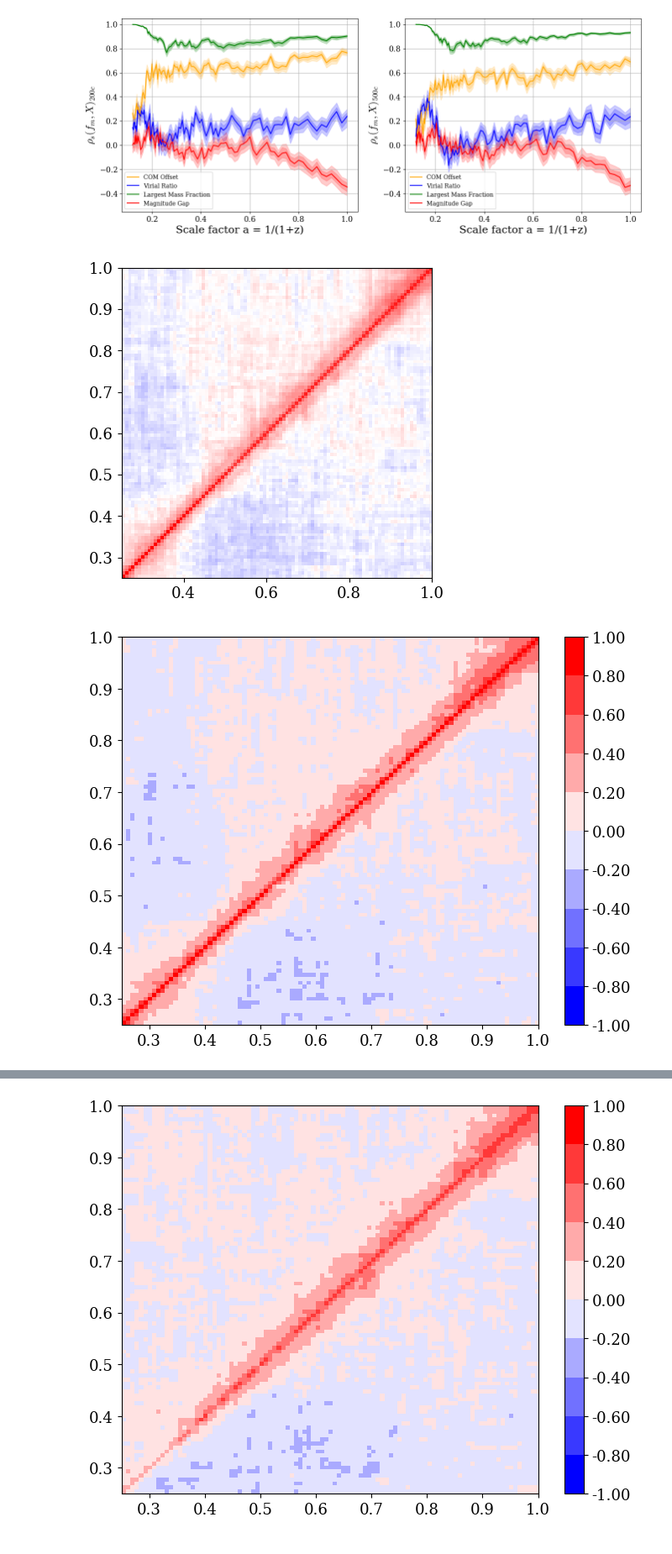
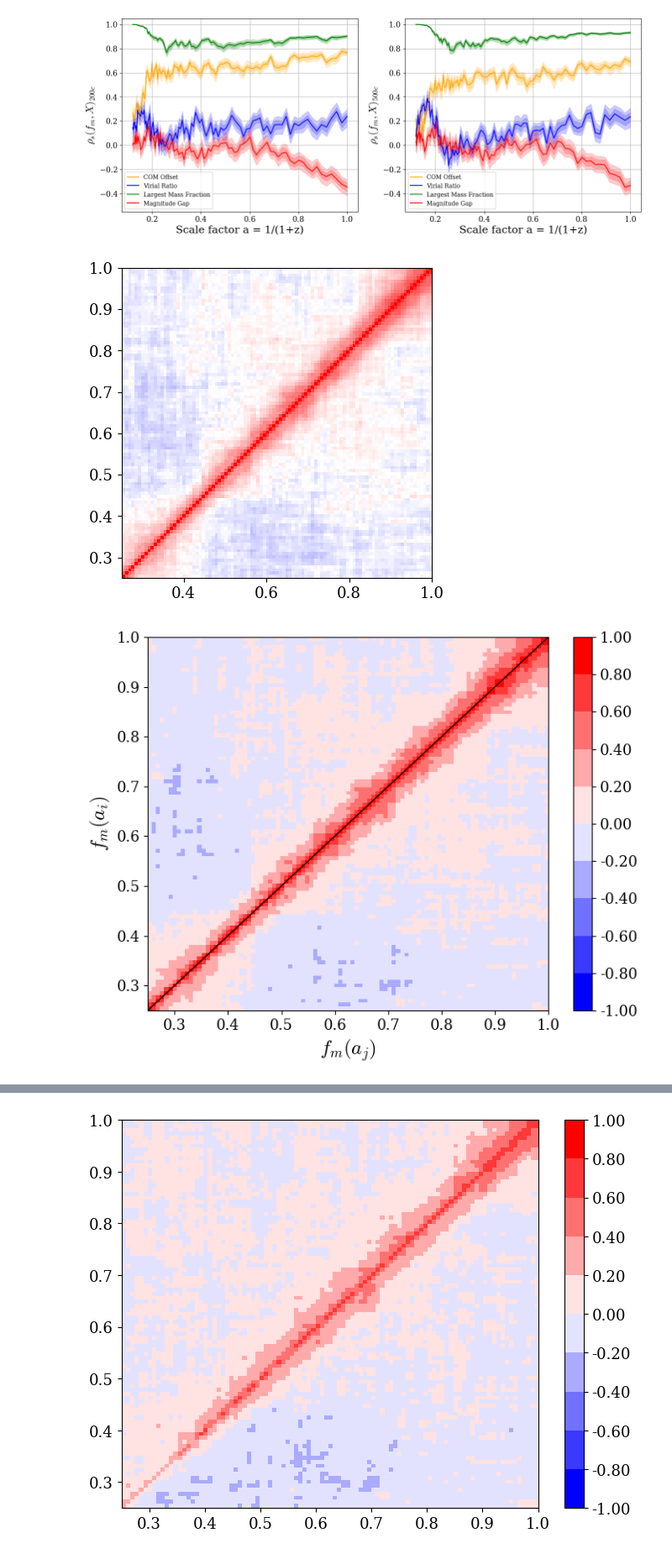
Before and after one commit to Kabelo-T/cluster_morph, a Jupyter notebook: dynamical_state.ipynb, the cells around one changed output, grey strips where cells are left out. Shown at 84% size. Saved outputs shown, nothing was run; the diff lists cells and outputs as text; code cells hidden in the pictures.

```diff
--- a/dynamical_state.ipynb
+++ b/dynamical_state.ipynb
@@ -158,18 +158,24 @@ for snap, df in dsdict.items():
     dsdict_500[snap] = df.drop(columns=['snap', 'eta_200[3]',
                                         'delta_200[4]', 'fm_200[5]', 'fm2_200[6]'])
 # %%
+# try doing this column by column instead of all at once
+# take values from one column, then values from another column and get the correlation that way
+# label with 200c
+# also want with m(a)
 fm_corrs = []
 for snap, df in dsdict_200.items():
     fm200 = df['fm_200[5]'].values
     for time, df1 in dsdict_200.items():
-        df1 = df1.drop(columns=['fm_200[5]'])
+        # df1 = df1.drop(columns=['fm_200[5]'])
         df1['fm_200'] = fm200
         corr = df1.corr(method='spearman')
+        # print(corr.shape)
         # print(corr['fm_200'].values)
         fm_corrs.append(corr['fm_200'].values)
+        # axs.plot(snap, fm200)
 
 fm_corrs = np.array(fm_corrs)
-fm_corrs = fm_corrs.reshape(97, 97, 5)
+fm_corrs = fm_corrs.reshape(97, 97, 6)
 # %%
 fm = fm_corrs[:, :, 2]
 fig, axs = plt.subplots(1, 1)
@@ -177,29 +183,31 @@ axs.imshow(fm, origin='lower', vmin=-1, vmax=1,
           extent=[0.25, 1, 0.25, 1], cmap='bwr')
 plt.show()
 # %% [output]
-[figure, old version]
+[figure, new version]
 # %%
 import matplotlib as mpl
 fm = fm_corrs[:, :, 2]
 fig, ax = plt.subplots(1, 1, figsize=(8, 6))
 
 cmap = mpl.cm.get_cmap('bwr', 10)                   # 10 discrete color bins
 boundaries = np.linspace(-1.0, 1.0, 11)             # 10 bins -> 11 boundaries
 norm = mpl.colors.BoundaryNorm(boundaries, cmap.N, clip=True)
 
 # NOTE: do not pass vmin/vmax when passing a Normalize instance (BoundaryNorm)
 im = ax.imshow(fm, origin='lower',
                extent=[0.25, 1, 0.25, 1],
                cmap=cmap, norm=norm,
                interpolation='nearest', aspect='auto')
 
 # discrete colorbar with bin boundaries shown
 cbar = fig.colorbar(im, ax=ax, boundaries=boundaries, ticks=boundaries)
 cbar.ax.set_yticklabels([f"{b:.2f}" for b in boundaries])
-
+plt.plot([0.25, 1], [0.25, 1], color='black', linestyle='-', linewidth=1)
+plt.xlabel(r'$f_m(a_j)$')
+plt.ylabel(r'$f_m(a_i)$')
 plt.show()
 # %% [output]
-[figure, old version]
+[figure, new version]
 # %%
 fm = fm_corrs[:, :, 0]
 fig, ax = plt.subplots(1, 1, figsize=(8, 6))
```
Also changed, not shown: parts of 1 cell of this notebook, 9 other files.
